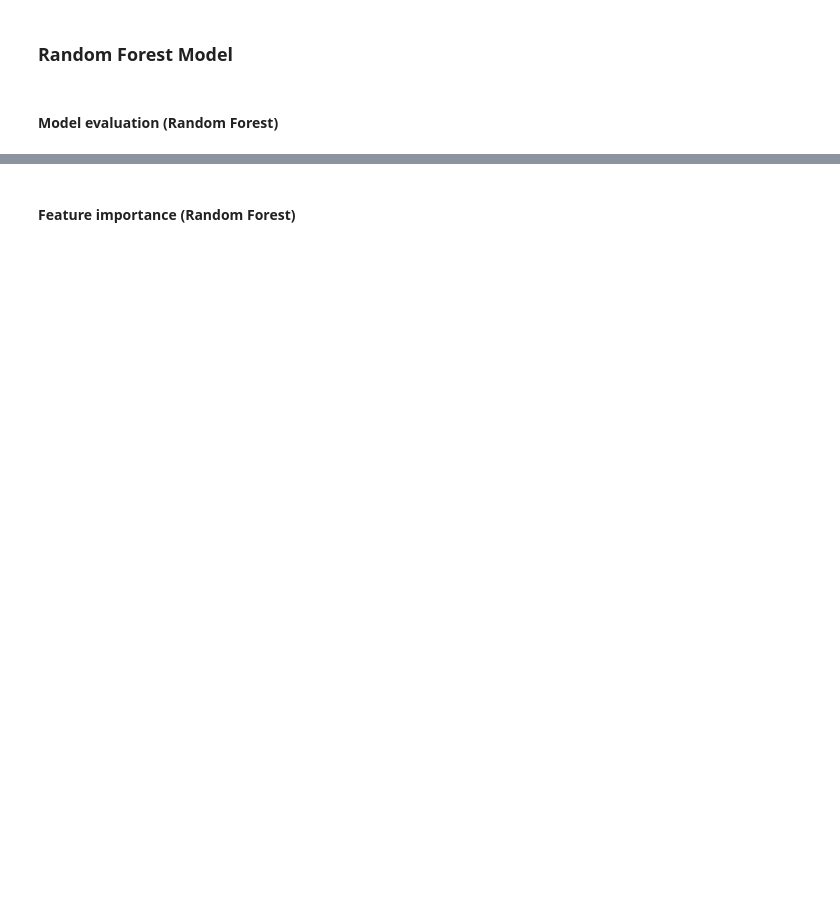
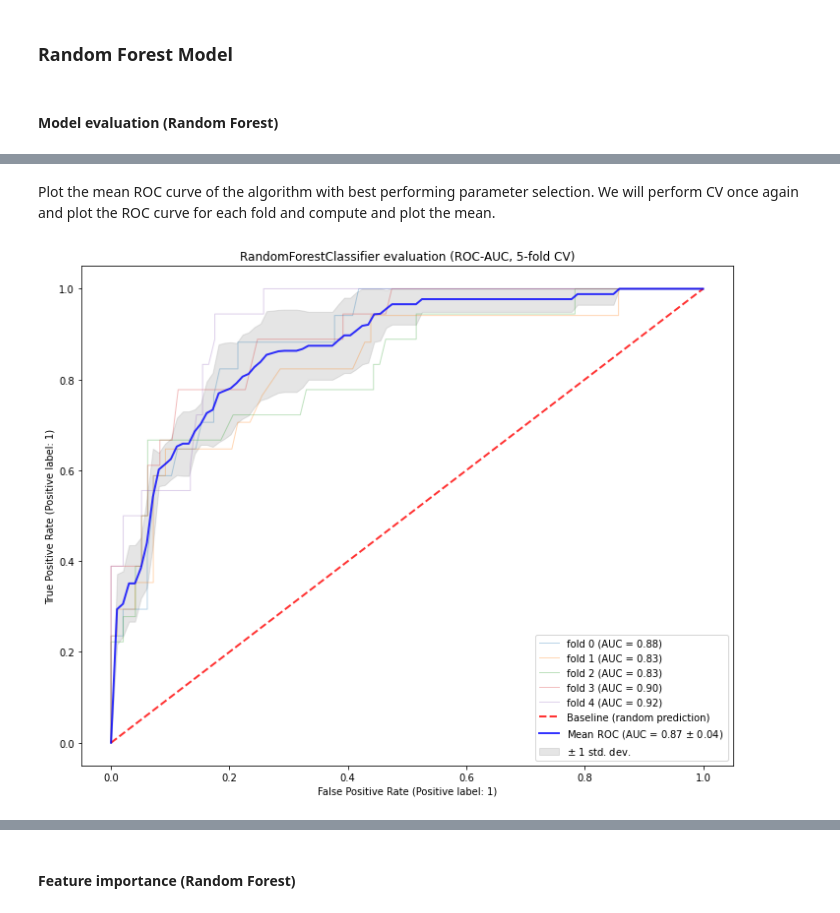
Before and after one commit to MartinMarzi/HABTox-predictor, a Jupyter notebook: HAB_modelling_5_5.ipynb, the cells around one changed output, grey strips where cells are left out. Drawn from its saved outputs; the diff is of its cells as text; code cells hidden in the pictures; blank space fills up the shorter version.

```diff
--- a/HAB_modelling_5_5.ipynb
+++ b/HAB_modelling_5_5.ipynb
@@ -308,0 +289,70 @@ Traceback (most recent call last):
+# %% [markdown]
+Plot the mean ROC curve of the algorithm with best performing parameter selection. We will perform CV once again and plot the ROC curve for each fold and compute and plot the mean.
+# %%
+from sklearn.metrics import auc
+from sklearn.metrics import RocCurveDisplay
+from sklearn.model_selection import StratifiedKFold
+
+# Run classifier with cross-validation and plot ROC curves
+cv = StratifiedKFold(n_splits=nfolds, shuffle=True)
+classifier = resultsGSCV.best_estimator_
+
+tprs = []
+aucs = []
+mean_fpr = np.linspace(0, 1, 100)
+
+fig, ax = plt.subplots(figsize=(10,8))
+for i, (train, test) in enumerate(cv.split(X, y)):
+    classifier.fit(X.iloc[train], y[train])
+    viz = RocCurveDisplay.from_estimator(
+        classifier,
+        X.iloc[test],
+        y[test],
+        name="fold {}".format(i),
+        alpha=0.3,
+        lw=1,
+        ax=ax,
+    )
+    interp_tpr = np.interp(mean_fpr, viz.fpr, viz.tpr)
+    interp_tpr[0] = 0.0
+    tprs.append(interp_tpr)
+    aucs.append(viz.roc_auc)
+
+ax.plot([0, 1], [0, 1], linestyle="--", lw=2, color="r", label="Baseline (random prediction)", alpha=0.8)
+
+mean_tpr = np.mean(tprs, axis=0)
+mean_tpr[-1] = 1.0
+mean_auc = auc(mean_fpr, mean_tpr)
+std_auc = np.std(aucs)
+ax.plot(
+    mean_fpr,
+    mean_tpr,
+    color="b",
+    label=r"Mean ROC (AUC = %0.2f $\pm$ %0.2f)" % (mean_auc, std_auc),
+    lw=2,
+    alpha=0.8,
+)
+
+std_tpr = np.std(tprs, axis=0)
+tprs_upper = np.minimum(mean_tpr + std_tpr, 1)
+tprs_lower = np.maximum(mean_tpr - std_tpr, 0)
+ax.fill_between(
+    mean_fpr,
+    tprs_lower,
+    tprs_upper,
+    color="grey",
+    alpha=0.2,
+    label=r"$\pm$ 1 std. dev.",
+)
+
+clfname = [str(step[1].__class__.__name__) for step in classifier.steps if step[0]=='clf'][0]
+ax.set(
+    xlim=[-0.05, 1.05],
+    ylim=[-0.05, 1.05],
+    title=f'{clfname} evaluation (ROC-AUC, {nfolds}-fold CV)',
+)
+ax.legend(loc="lower right")
+plt.tight_layout()
+plt.show()
+# %% [output]
+[figure, added]
```
Also changed, not shown: parts of 20 cells of this notebook, 9 other files.
